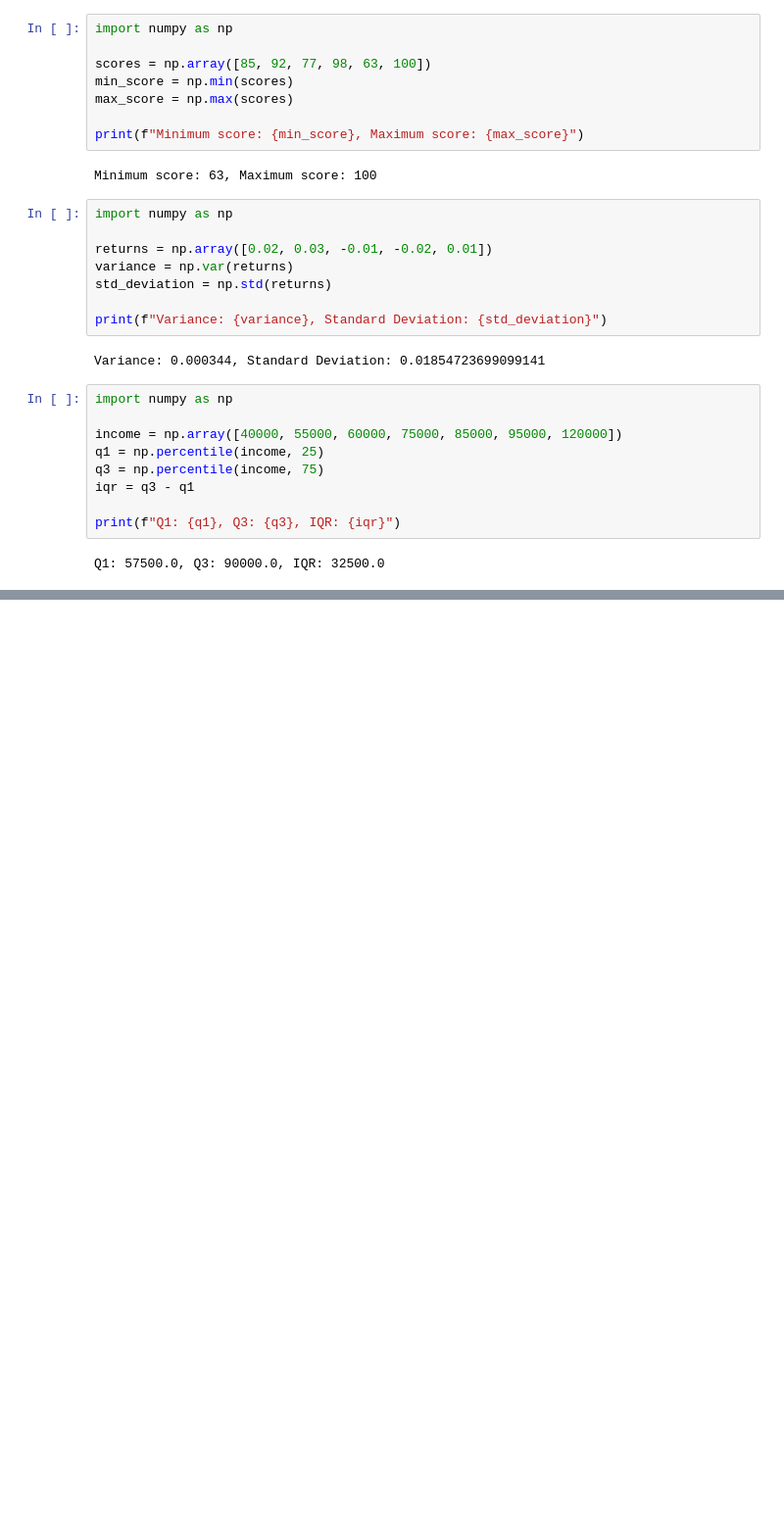
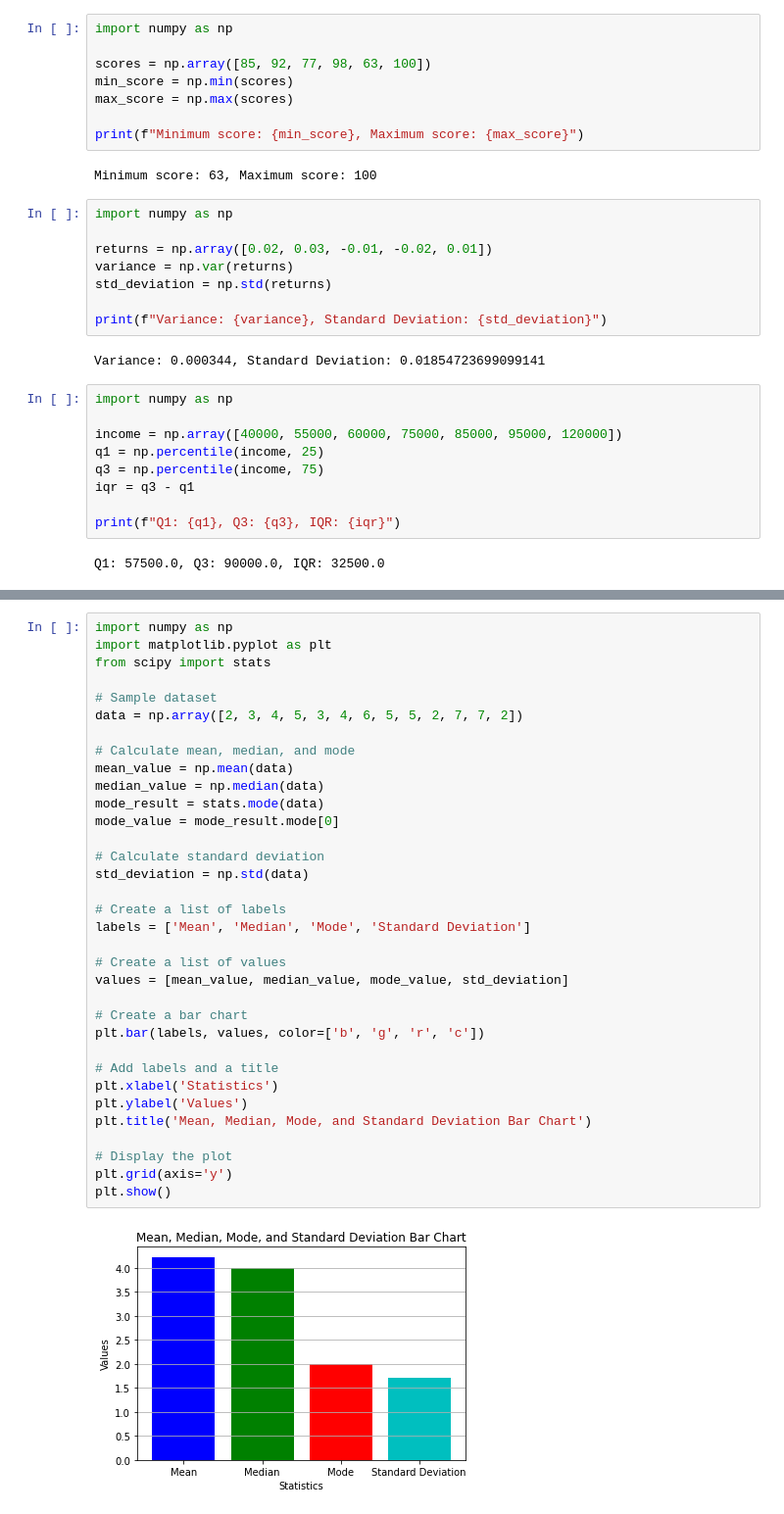
Before and after one commit to Karthik-Sa/NumPy, a Jupyter notebook: article examples.ipynb, the cells around one changed output, grey strips where cells are left out. Shown: that part at 98% size. Drawn from its saved outputs; the diff is of its cells as text; blank space fills up the shorter version.

```diff
--- a/article examples.ipynb
+++ b/article examples.ipynb
@@ -70,0 +132,36 @@ Q1: 57500.0, Q3: 90000.0, IQR: 32500.0
+# %%
+import numpy as np
+import matplotlib.pyplot as plt
+from scipy import stats
+
+# Sample dataset
+data = np.array([2, 3, 4, 5, 3, 4, 6, 5, 5, 2, 7, 7, 2])
+
+# Calculate mean, median, and mode
+mean_value = np.mean(data)
+median_value = np.median(data)
+mode_result = stats.mode(data)
+mode_value = mode_result.mode[0]
+
+# Calculate standard deviation
+std_deviation = np.std(data)
+
+# Create a list of labels
+labels = ['Mean', 'Median', 'Mode', 'Standard Deviation']
+
+# Create a list of values
+values = [mean_value, median_value, mode_value, std_deviation]
+
+# Create a bar chart
+plt.bar(labels, values, color=['b', 'g', 'r', 'c'])
+
+# Add labels and a title
+plt.xlabel('Statistics')
+plt.ylabel('Values')
+plt.title('Mean, Median, Mode, and Standard Deviation Bar Chart')
+
+# Display the plot
+plt.grid(axis='y')
+plt.show()
+# %% [output]
+[figure, added]
```
Also changed, not shown: parts of 2 cells of this notebook.
